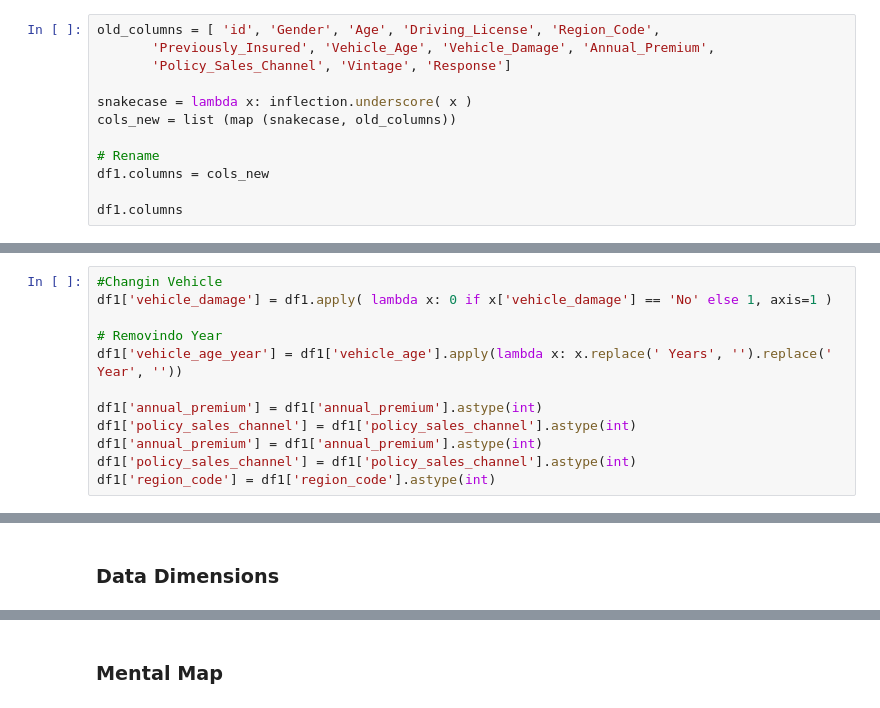
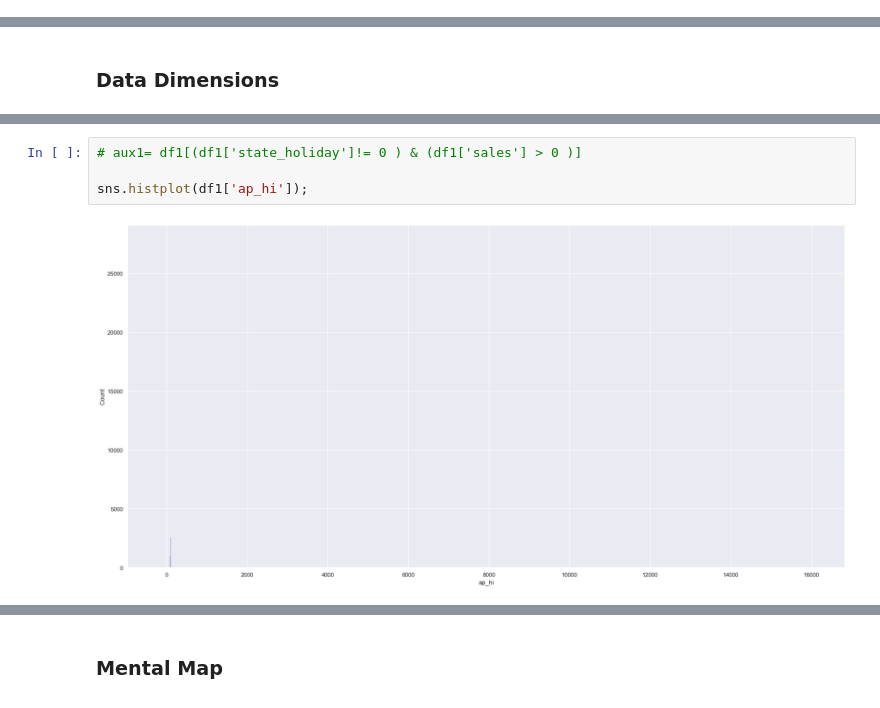
Before and after one commit to TalithaStella/CardioDisease, a Jupyter notebook: PA001-CCD.ipynb, the cells around one changed output, grey strips where cells are left out. Saved outputs shown, nothing was run; the diff lists cells and outputs as text.

```diff
--- a/PA001-CCD.ipynb
+++ b/PA001-CCD.ipynb
@@ -75,15 +99,3 @@ id;age;gender;height;weight;ap_hi;ap_lo;cholesterol;gluc;smoke;alco;active;cardi
 dtype: int64
 # %% [markdown]
 ### Rename Columns
-# %%
-old_columns = [ 'id', 'Gender', 'Age', 'Driving_License', 'Region_Code',
-       'Previously_Insured', 'Vehicle_Age', 'Vehicle_Damage', 'Annual_Premium',
-       'Policy_Sales_Channel', 'Vintage', 'Response']
-
-snakecase = lambda x: inflection.underscore( x )
-cols_new = list (map (snakecase, old_columns))
-
-# Rename
-df1.columns = cols_new
-
-df1.columns
@@ -92,14 +109,2 @@ ValueError: Length mismatch: Expected axis has 1 elements, new values have 12 el
 # %% [markdown]
 ### Change Data Types
-# %%
-#Changin Vehicle
-df1['vehicle_damage'] = df1.apply( lambda x: 0 if x['vehicle_damage'] == 'No' else 1, axis=1 )
-
-# Removindo Year
-df1['vehicle_age_year'] = df1['vehicle_age'].apply(lambda x: x.replace(' Years', '').replace(' Year', ''))
-
-df1['annual_premium'] = df1['annual_premium'].astype(int)
-df1['policy_sales_channel'] = df1['policy_sales_channel'].astype(int)
-df1['annual_premium'] = df1['annual_premium'].astype(int)
-df1['policy_sales_channel'] = df1['policy_sales_channel'].astype(int)
-df1['region_code'] = df1['region_code'].astype(int)
@@ -173,0 +194,6 @@ table_m
+# %%
+# aux1= df1[(df1['state_holiday']!= 0 ) & (df1['sales'] > 0 )]
+
+sns.histplot(df1['ap_hi']);
+# %% [output]
+[figure, added]
```
Also changed, not shown: parts of 33 cells of this notebook.
